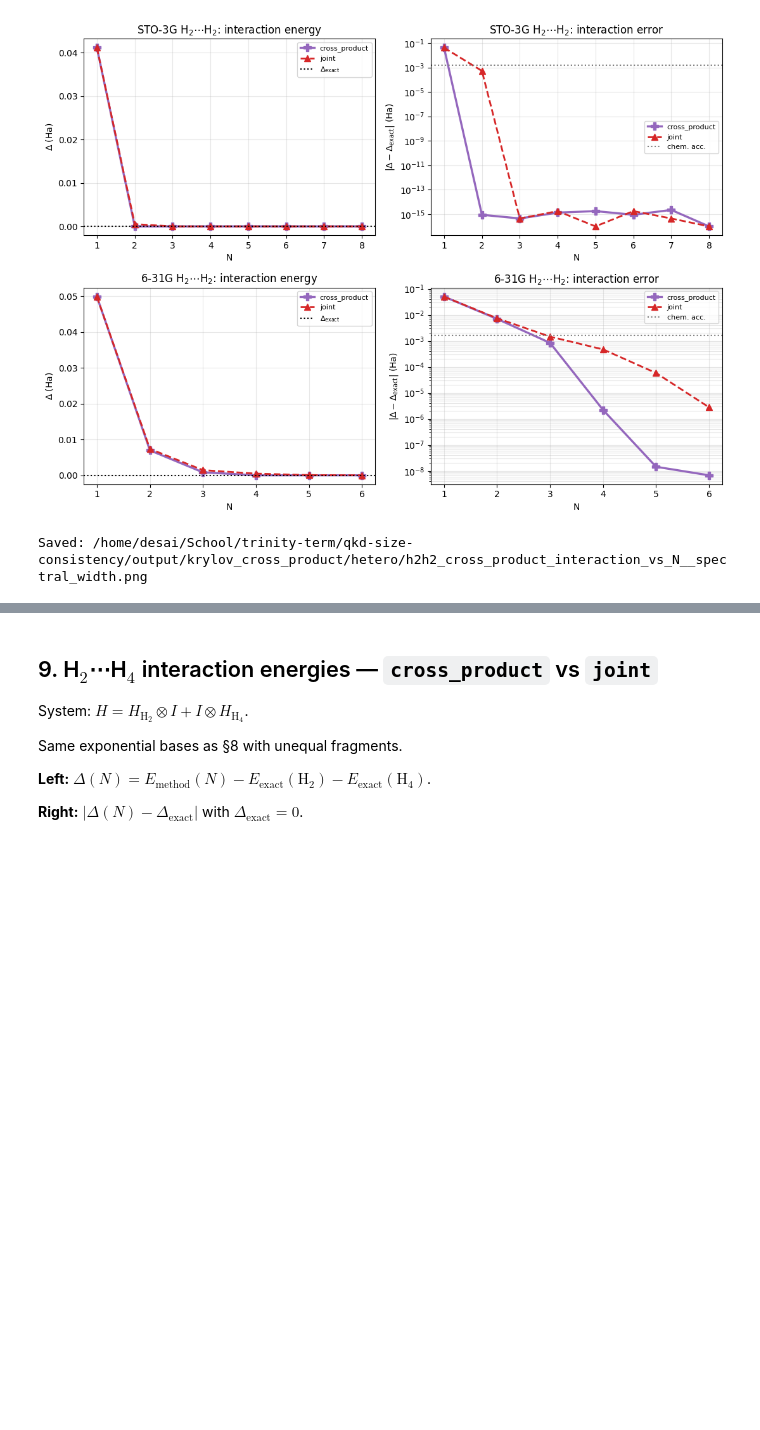
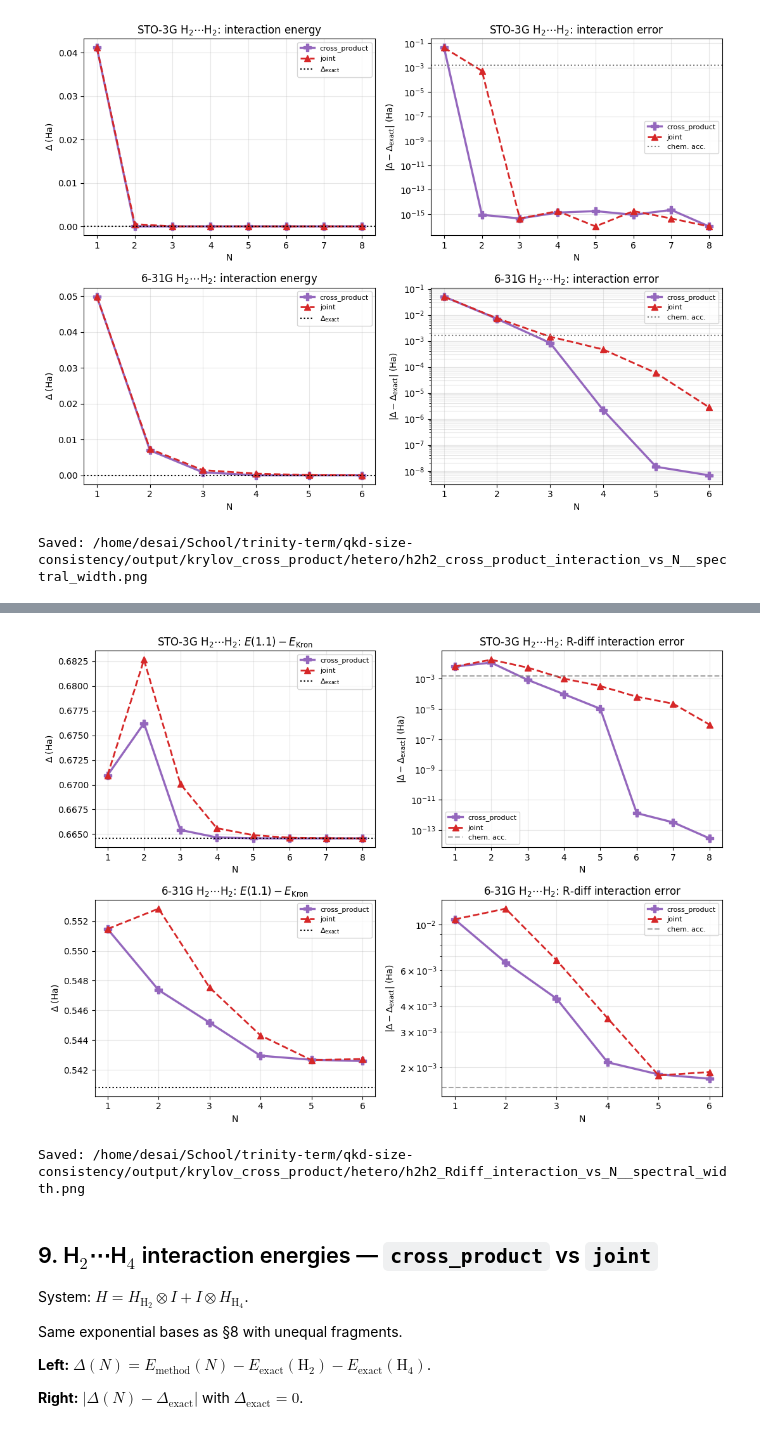
Before and after one commit to PrabhavD/qkd-size-consistency, a Jupyter notebook: krylov_cross_product_protocols.ipynb, the cells around one changed output, grey strips where cells are left out. Drawn from its saved outputs; the diff is of its cells as text; code cells hidden in the pictures; blank space fills up the shorter version.

Commit message:
Add §8a/§9a R=1.1 vs Kronecker interaction energies.
Define Δ(N)=E_method(R=1.1,N)−E_method^Kronecker(N) with dressed real dimers,
reusing §8/§9 Kronecker references (H2H4 STO-3G only).

```diff
--- a/krylov_cross_product_protocols.ipynb
+++ b/krylov_cross_product_protocols.ipynb
@@ -55,6 +55,12 @@ from openfermion.chem.molecular_data import spinorb_from_spatial
 from openfermion.linalg import get_number_preserving_sparse_operator
 from openfermion.ops import InteractionOperator
 import pyscf
+
+from qiskit.quantum_info import SparsePauliOp, Statevector
+from qiskit_nature.second_q.circuit.library import HartreeFock
+from qiskit_nature.second_q.drivers import PySCFDriver
+from qiskit_nature.second_q.formats.molecule_info import MoleculeInfo
+from qiskit_nature.second_q.mappers import JordanWignerMapper, ParityMapper
 
 warnings.filterwarnings('ignore')
 np.set_printoptions(edgeitems=20, linewidth=120)
@@ -74,9 +80,11 @@ def artifact_path(filename):
     return os.path.join(HETERO_DIR, f'{root}__{DT_MODE}{ext}')
 
 BOND = 0.7414
+R_INT = 1.1
 SVD_THRESH = 1e-10
 CHEM_ACC = 1.6e-3
 SPARSE_DIM_THRESHOLD = 2048
+REAL_SPARSE_DIM_THRESHOLD = 256  # qubit-mapped R=1.1 dimers
 LANCZOS_BREAK = 1e-12
 
 BASIS_CONFIG = {
@@ -552,3 +846,43 @@ Saved: /home/desai/School/trinity-term/qkd-size-consistency/output/krylov_cross_
+# %%
+fig, axes = plt.subplots(len(BASIS_LIST), 2, figsize=(11, 4.0 * len(BASIS_LIST)))
+if len(BASIS_LIST) == 1:
+    axes = np.array([axes])
+
+for i, basis in enumerate(BASIS_LIST):
+    label = BASIS_CONFIG[basis]['label']
+    sub = df_h2h2_rdiff[df_h2h2_rdiff['basis'] == basis]
+    ax = axes[i, 0]
+    for name in VARIANTS:
+        s = sub[sub['variant'] == name]
+        st = VARIANT_STYLE[name]
+        ax.plot(s['N'], s['delta'], color=st['color'], marker=st['marker'],
+                ls=st['ls'], lw=st['lw'], ms=st['ms'], label=name)
+    ax.axhline(delta_exact_h2h2_rdiff[basis], color='k', ls=':',
+               label=r'$\Delta_{\mathrm{exact}}$')
+    ax.set_xlabel('N'); ax.set_ylabel(r'$\Delta$ (Ha)')
+    ax.set_title(rf'{label} H$_2\cdots$H$_2$: $E(1.1)-E_{{\mathrm{{Kron}}}}$')
+    ax.legend(fontsize=8); ax.grid(True, alpha=0.3)
+
+    ax = axes[i, 1]
+    for name in VARIANTS:
+        s = sub[sub['variant'] == name]
+        st = VARIANT_STYLE[name]
+        ax.semilogy(s['N'], np.maximum(s['err_int'], 1e-16),
+                    color=st['color'], marker=st['marker'],
+                    ls=st['ls'], lw=st['lw'], ms=st['ms'], label=name)
+    ax.axhline(CHEM_ACC, color='gray', ls='--', alpha=0.7, label='chem. acc.')
+    ax.set_xlabel('N'); ax.set_ylabel(r'$|\Delta-\Delta_{\mathrm{exact}}|$ (Ha)')
+    ax.set_title(rf'{label} H$_2\cdots$H$_2$: R-diff interaction error')
+    ax.legend(fontsize=8); ax.grid(True, alpha=0.3, which='both')
+
+plt.tight_layout()
+path = artifact_path('h2h2_Rdiff_interaction_vs_N.png')
+plt.savefig(path, dpi=150, bbox_inches='tight')
+plt.show()
+print('Saved:', path)
+# %% [output]
+[figure, added]
+Saved: /home/desai/School/trinity-term/qkd-size-consistency/output/krylov_cross_product/hetero/h2h2_Rdiff_interaction_vs_N__spectral_width.png
 # %% [markdown]
 ## 9. H$_2$⋯H$_4$ interaction energies — `cross_product` vs `joint`
 
```
Also changed, not shown: parts of 13 cells of this notebook.
